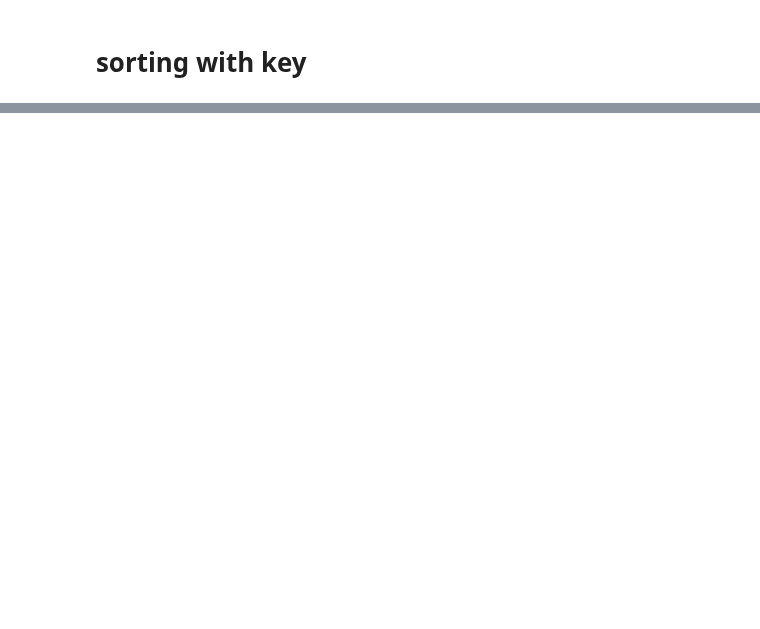
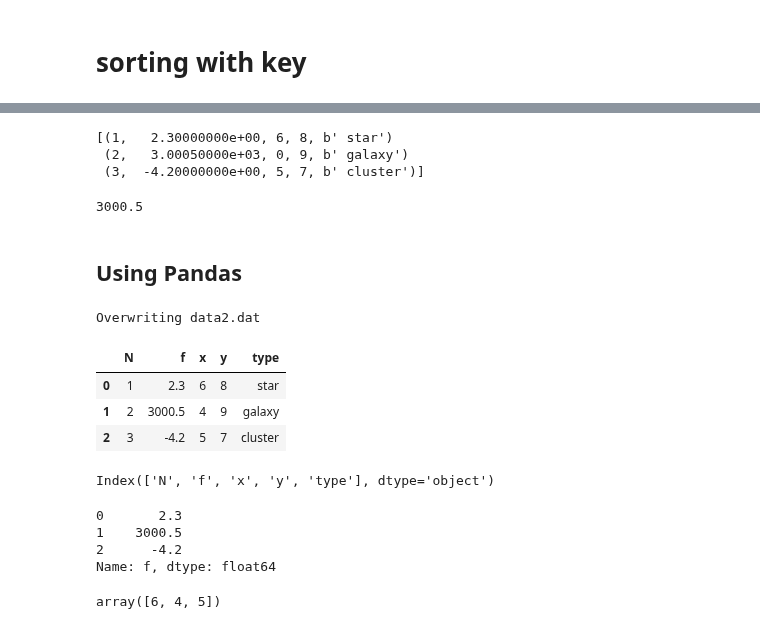
Before and after one commit to Morisset/Cloudy_Summer_School, a Jupyter notebook: Intro Python.ipynb, the cells around one changed output, grey strips where cells are left out. Cells and saved outputs as stored; diff of their text form; code cells hidden in the pictures; blank space fills up the shorter version.

```diff
--- a/Intro Python.ipynb
+++ b/Intro Python.ipynb
@@ -114,0 +243,21 @@ print(sorted(a, key=lambda x:x**2))
+# %%
+print(d)
+# %% [output]
+[(1,   2.30000000e+00, 6, 8, b' star')
+ (2,   3.00050000e+03, 0, 9, b' galaxy')
+ (3,  -4.20000000e+00, 5, 7, b' cluster')]
+# %%
+print(d['f'][1])
+# %% [output]
+3000.5
+# %% [markdown]
+## Using Pandas
+# %%
+%%writefile data2.dat
+# The following data are for test purpose
+N,    f,   x,   y, type
+1,   2.3,  6,   8, star
+2,   3000.5,  4 ,  9, galaxy
+3,  -4.2,  5,   7, cluster
+# %% [output]
+Overwriting data2.dat
@@ -114,0 +266,8 @@ print(sorted(a, key=lambda x:x**2))
+# %%
+d2 = pd.read_csv('data2.dat', comment='#')
+d2
+# %% [output]
+|  | N | f | x | y | type |
+| 0 | 1 | 2.3 | 6 | 8 | star |
+| 1 | 2 | 3000.5 | 4 | 9 | galaxy |
+| 2 | 3 | -4.2 | 5 | 7 | cluster |
@@ -114,0 +276,15 @@ print(sorted(a, key=lambda x:x**2))
+# %%
+print(d2.keys())
+# %% [output]
+Index(['N', 'f', 'x', 'y', 'type'], dtype='object')
+# %%
+d2.f
+# %% [output]
+0       2.3
+1    3000.5
+2      -4.2
+Name: f, dtype: float64
+# %%
+d2.x.values
+# %% [output]
+array([6, 4, 5])
```
Also changed, not shown: parts of 36 cells of this notebook.
